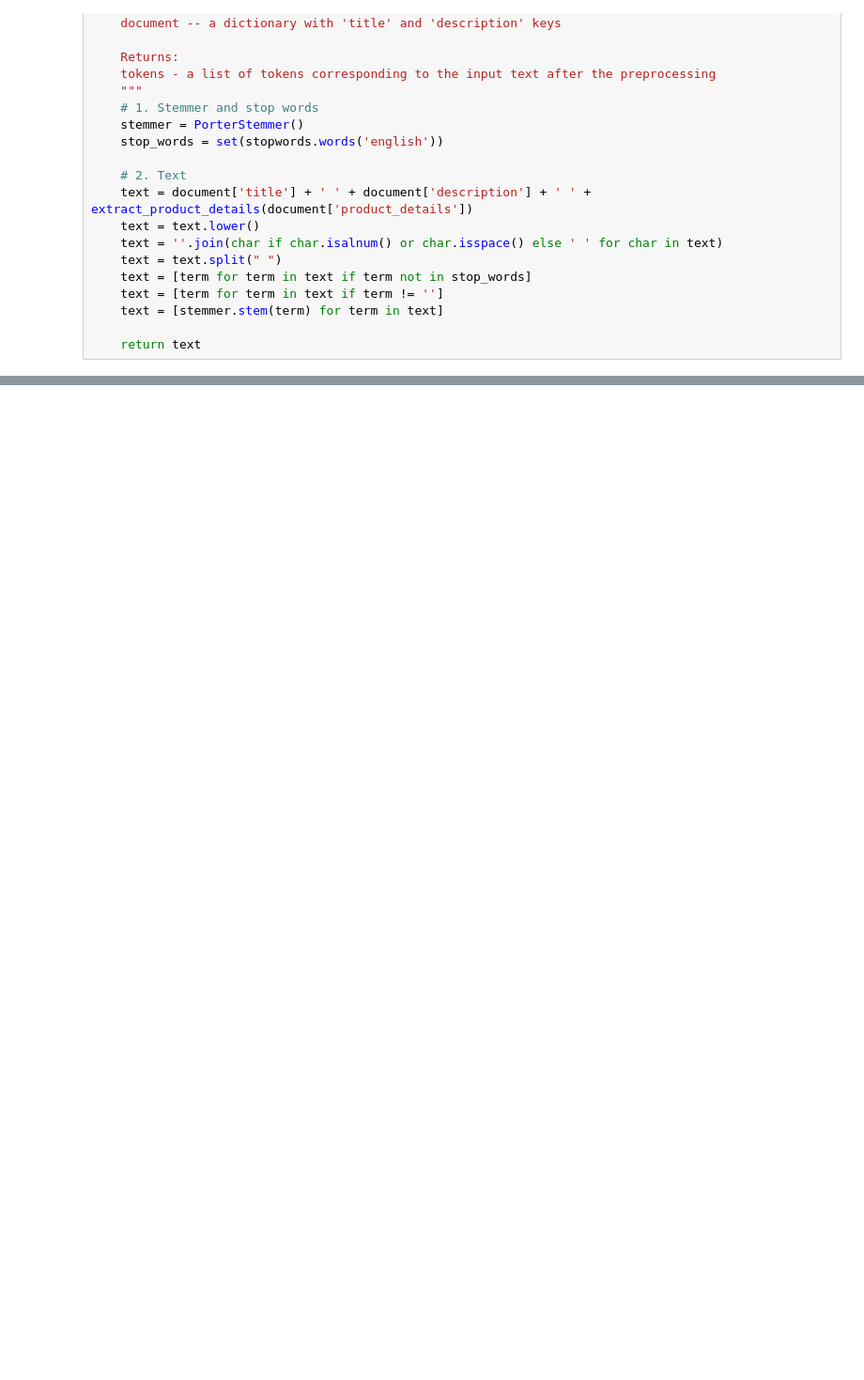
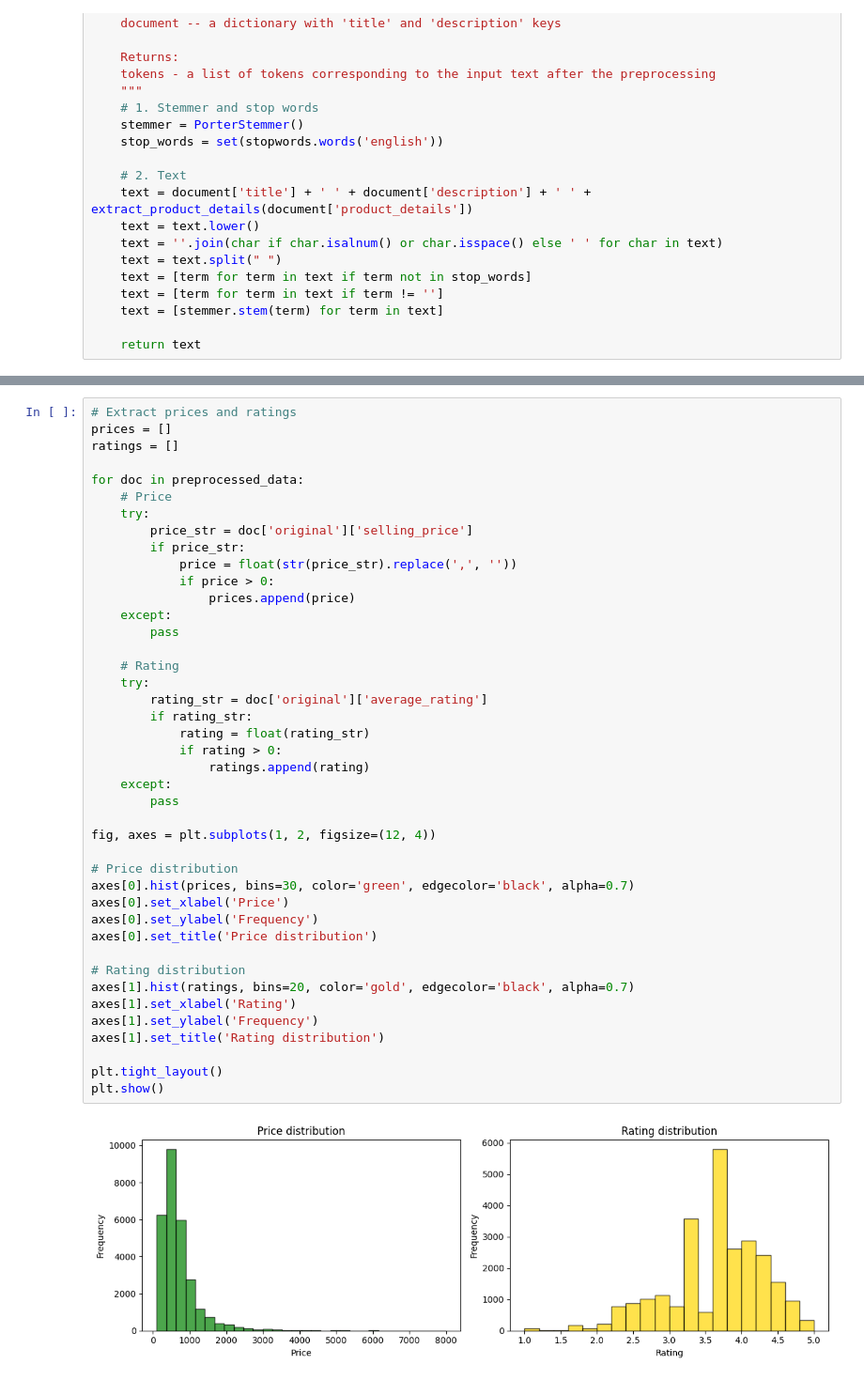
Before and after one commit to stanciuantonio/irwa-search-engine, a Jupyter notebook: project_progress/part_1/part_1.ipynb, the cells around one changed output, grey strips where cells are left out. Shown: that part at 94% size. Cells and saved outputs as stored; diff of their text form; blank space fills up the shorter version.

```diff
--- a/project_progress/part_1/part_1.ipynb
+++ b/project_progress/part_1/part_1.ipynb
@@ -186,0 +254,44 @@ Vocabulary Size: 20906
+# %%
+# Extract prices and ratings
+prices = []
+ratings = []
+
+for doc in preprocessed_data:
+    # Price
+    try:
+        price_str = doc['original']['selling_price']
+        if price_str:
+            price = float(str(price_str).replace(',', ''))
+            if price > 0:
+                prices.append(price)
+    except:
+        pass
+
+    # Rating
+    try:
+        rating_str = doc['original']['average_rating']
+        if rating_str:
+            rating = float(rating_str)
+            if rating > 0:
+                ratings.append(rating)
+    except:
+        pass
+
+fig, axes = plt.subplots(1, 2, figsize=(12, 4))
+
+# Price distribution
+axes[0].hist(prices, bins=30, color='green', edgecolor='black', alpha=0.7)
+axes[0].set_xlabel('Price')
+axes[0].set_ylabel('Frequency')
+axes[0].set_title('Price distribution')
+
+# Rating distribution
+axes[1].hist(ratings, bins=20, color='gold', edgecolor='black', alpha=0.7)
+axes[1].set_xlabel('Rating')
+axes[1].set_ylabel('Frequency')
+axes[1].set_title('Rating distribution')
+
+plt.tight_layout()
+plt.show()
+# %% [output]
+[figure, added]
```
Also changed, not shown: parts of 12 cells of this notebook.
